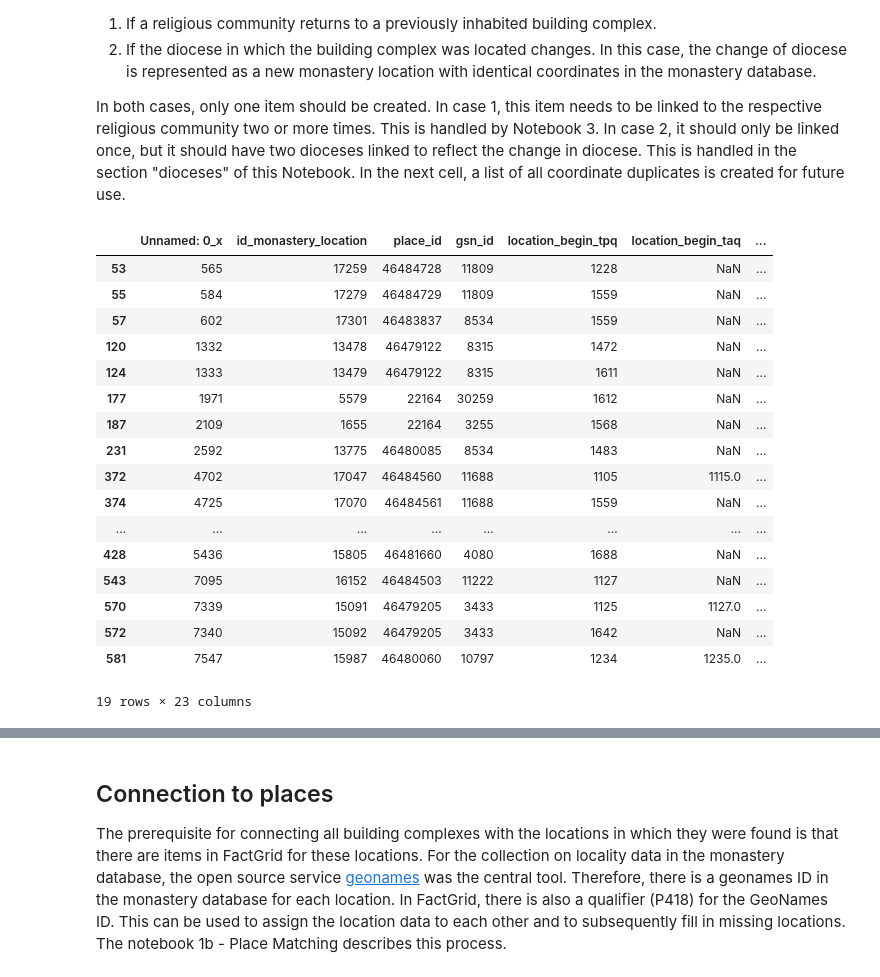
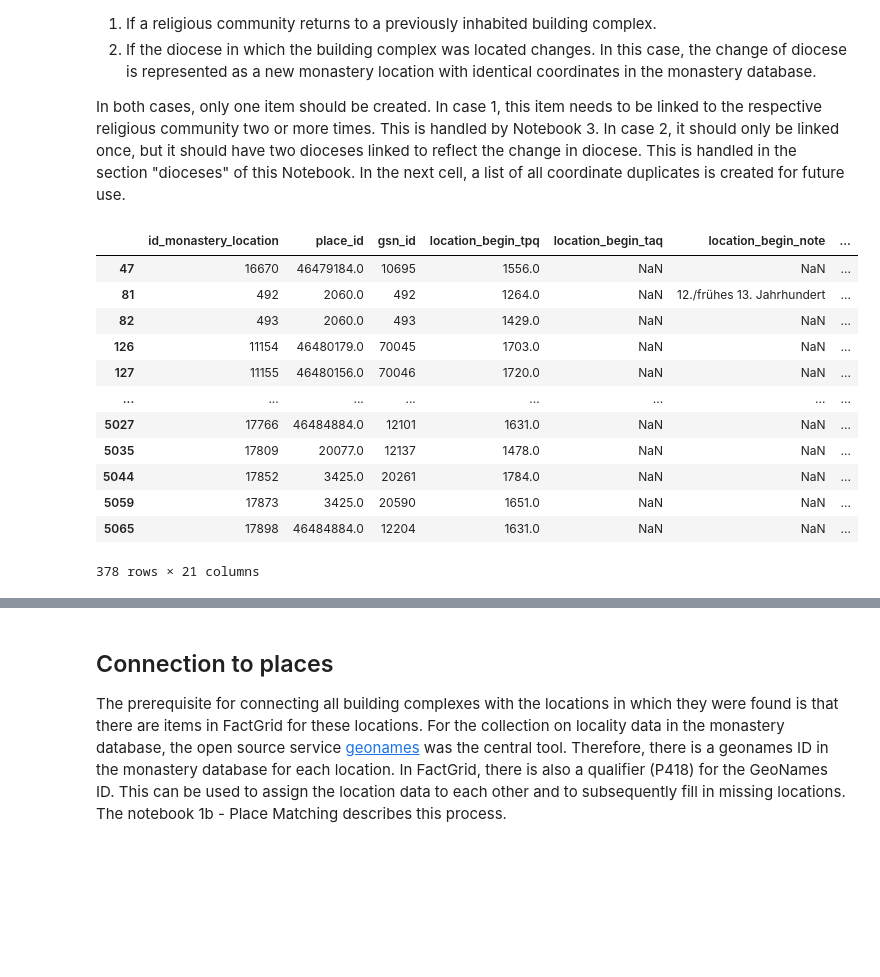
Before and after one commit to Germania-Sacra/DomVoc, a Jupyter notebook: 1 - Building Complexes.ipynb, the cells around one changed output, grey strips where cells are left out. Cells and saved outputs as stored; diff of their text form; code cells hidden in the pictures; blank space fills up the shorter version.

```diff
--- a/1 - Building Complexes.ipynb
+++ b/1 - Building Complexes.ipynb
@@ -54,7 +54,8 @@ drop_columns = [
 ]
 # Prepare dataframe by dropping unnecessary columns
 prepared_df = online_df.drop(drop_columns, axis="columns")
-prepared_df = prepared_df[~prepared_df["id_monastery_location"].isin(dataframes["building_complexes_in_factgrid"]["GSVocabTerm"].str.split("Location").str[-1].astype(int))]
-print(f"{len(prepared_df[prepared_df["id_monastery_location"].isin(dataframes["building_complexes_in_factgrid"]["GSVocabTerm"].str.split("Location").str[-1].astype(int))])} locations are already in FactGrid and filtered out")
+bc_in_fg = dataframes["building_complexes_in_factgrid"]["GSVocabTerm"].str.split("Location").str[1].astype(int)
+print(f"{len(prepared_df[prepared_df["id_monastery_location"].isin(bc_in_fg)])} building complexes already exist in FactGrid and are filtered out.")
+prepared_df = prepared_df[~prepared_df["id_monastery_location"].isin(bc_in_fg)]
 prepared_df
 # %% [output]
@@ -97,0 +97,13 @@ existing_monasteries
+# %%
+#Check duplicate coordinates with already existing building complexes in FactGrid
+duplicate_coordinates = dataframes["building_complexes_in_factgrid"]
+duplicate_coordinates["longitude"] = duplicate_coordinates["coords"].str.split(" ").str[0].str.strip("Point(").astype(float)
+duplicate_coordinates["latitude"] = duplicate_coordinates["coords"].str.split(" ").str[1].str.strip(")").astype(float)
+duplicate_coordinates = duplicate_coordinates.drop(columns="coords")
+prepared_df_without_nan_coordinates = prepared_df.dropna(subset=["longitude", "latitude"])
+prepared_df_without_nan_coordinates["longitude"] = prepared_df_without_nan_coordinates["longitude"].astype(float)
+prepared_df_without_nan_coordinates["latitude"] = prepared_df_without_nan_coordinates["latitude"].astype(float)
+duplicate_coordinates = pd.merge(prepared_df_without_nan_coordinates, duplicate_coordinates, on=["longitude", "latitude"])
+duplicate_coordinates[["gsn_id", "id_monastery_location", "monastery_name", "longitude", "latitude", "GSVocabTerm", "item"]]
+duplicate_coordinates.to_excel("data/intermediate_results/duplicate_coords_factgrid.xlsx")
+prepared_df = prepared_df[~prepared_df["id_monastery_location"].isin(duplicate_coordinates["id_monastery_location"])]
@@ -193,7 +264,7 @@ After executing the above cell, a table is generated in `data/translation` that
 translated = pd.read_csv("data/translation/translated.csv")
 translated["building_Lde"] = translated["building_Lde"].str.strip().str.strip("\"\"\"").apply(lambda x:f'\"{x}\"' if not pd.isna(x) else np.nan)
 translated
-prepared_df = pd.merge(prepared_df, translated[["building_Lde", "building_Len"]], how="left", left_on="Lde", right_on="building_Lde").drop_duplicates()
+prepared_df = pd.merge(prepared_df, translated[["building_Lde", "building_Len"]], how="left", left_on="Lde", right_on="building_Lde").drop_duplicates(subset="id_monastery_location")
 prepared_df.rename(columns={"building_Len":"Len"}, inplace=True)
 prepared_df["Len"] = prepared_df["Len"].apply(lambda x:f'\"{x}\"' if not pd.isna(x) else np.nan)
 prepared_df
@@ -260,27 +342,22 @@ In both cases, only one item should be created. In case 1, this item needs to be
 # %%
 # Find occurences of identical coordinates
 coord_duplicates = prepared_df[prepared_df.duplicated(subset="P48", keep=False)].dropna(subset="P48").drop_duplicates(subset="id_monastery_location", keep=False)
-prepared_df.drop_duplicates(subset="P48", inplace=True)
+prepared_df = prepared_df[(~prepared_df.duplicated(subset="P48")) | (prepared_df['P48'].isnull())]
 coord_duplicates
 # %% [output]
-|  | Unnamed: 0_x | id_monastery_location | place_id | gsn_id | location_begin_tpq | location_begin_taq | ... |
-| 53 | 565 | 17259 | 46484728 | 11809 | 1228 | NaN | ... |
-| 55 | 584 | 17279 | 46484729 | 11809 | 1559 | NaN | ... |
-| 57 | 602 | 17301 | 46483837 | 8534 | 1559 | NaN | ... |
-| 120 | 1332 | 13478 | 46479122 | 8315 | 1472 | NaN | ... |
-| 124 | 1333 | 13479 | 46479122 | 8315 | 1611 | NaN | ... |
-| 177 | 1971 | 5579 | 22164 | 30259 | 1612 | NaN | ... |
-| 187 | 2109 | 1655 | 22164 | 3255 | 1568 | NaN | ... |
-| 231 | 2592 | 13775 | 46480085 | 8534 | 1483 | NaN | ... |
-| 372 | 4702 | 17047 | 46484560 | 11688 | 1105 | 1115.0 | ... |
-| 374 | 4725 | 17070 | 46484561 | 11688 | 1559 | NaN | ... |
+|  | id_monastery_location | place_id | gsn_id | location_begin_tpq | location_begin_taq | location_begin_note | ... |
+| 47 | 16670 | 46479184.0 | 10695 | 1556.0 | NaN | NaN | ... |
+| 81 | 492 | 2060.0 | 492 | 1264.0 | NaN | 12./frühes 13. Jahrhundert | ... |
+| 82 | 493 | 2060.0 | 493 | 1429.0 | NaN | NaN | ... |
+| 126 | 11154 | 46480179.0 | 70045 | 1703.0 | NaN | NaN | ... |
+| 127 | 11155 | 46480156.0 | 70046 | 1720.0 | NaN | NaN | ... |
 | ... | ... | ... | ... | ... | ... | ... | ... |
-| 428 | 5436 | 15805 | 46481660 | 4080 | 1688 | NaN | ... |
-| 543 | 7095 | 16152 | 46484503 | 11222 | 1127 | NaN | ... |
-| 570 | 7339 | 15091 | 46479205 | 3433 | 1125 | 1127.0 | ... |
-| 572 | 7340 | 15092 | 46479205 | 3433 | 1642 | NaN | ... |
-| 581 | 7547 | 15987 | 46480060 | 10797 | 1234 | 1235.0 | ... |
+| 5027 | 17766 | 46484884.0 | 12101 | 1631.0 | NaN | NaN | ... |
+| 5035 | 17809 | 20077.0 | 12137 | 1478.0 | NaN | NaN | ... |
+| 5044 | 17852 | 3425.0 | 20261 | 1784.0 | NaN | NaN | ... |
+| 5059 | 17873 | 3425.0 | 20590 | 1651.0 | NaN | NaN | ... |
+| 5065 | 17898 | 46484884.0 | 12204 | 1631.0 | NaN | NaN | ... |
-19 rows × 23 columns
+378 rows × 21 columns
 # %%
 prepared_df
 # %% [output]
```
Also changed, not shown: parts of 22 cells of this notebook, 4 other files.
